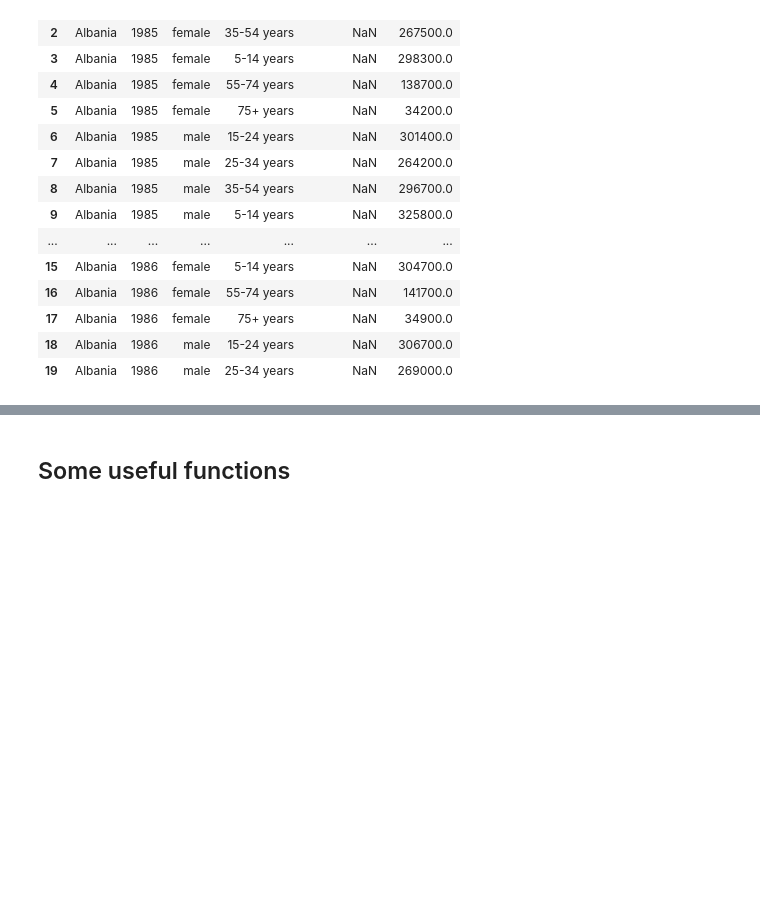
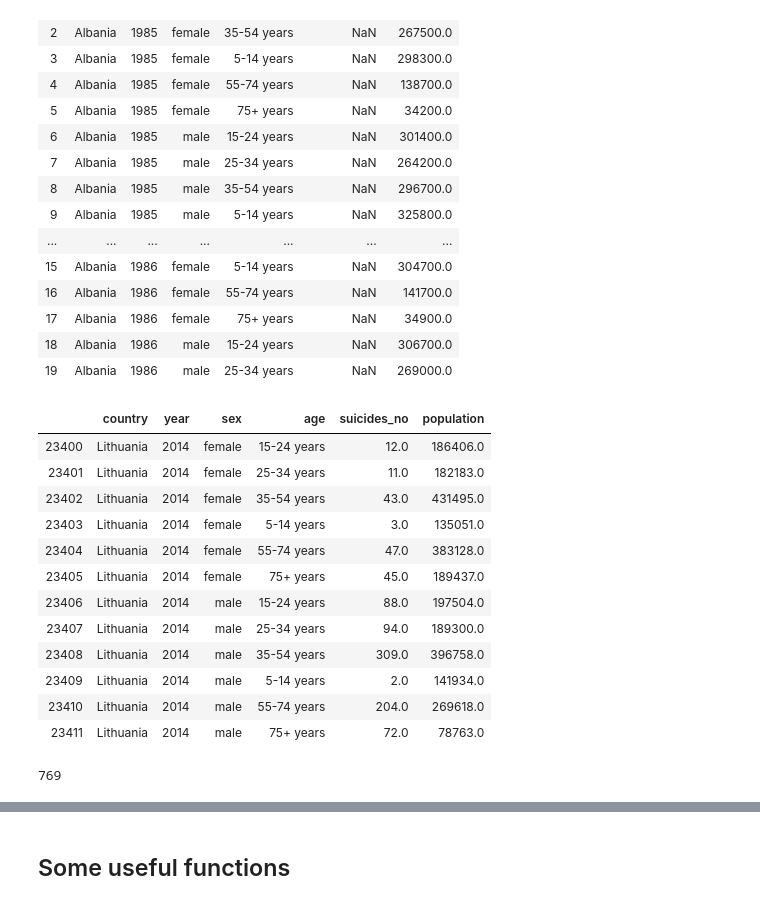
Before and after one commit to Hannemit/data_science_projects, a Jupyter notebook: notebooks/1_data_enrichment.ipynb, the cells around one changed output, grey strips where cells are left out. Cells and saved outputs as stored; diff of their text form; code cells hidden in the pictures; blank space fills up the shorter version.

```diff
--- a/notebooks/1_data_enrichment.ipynb
+++ b/notebooks/1_data_enrichment.ipynb
@@ -42,3 +42,23 @@ df.head(20)
 | 17 | Albania | 1986 | female | 75+ years | NaN | 34900.0 |
 | 18 | Albania | 1986 | male | 15-24 years | NaN | 306700.0 |
 | 19 | Albania | 1986 | male | 25-34 years | NaN | 269000.0 |
+# %%
+(df[(df["country"] == "Lithuania") & (df["year"] == 2014)])
+# %% [output]
+|  | country | year | sex | age | suicides_no | population |
+| 23400 | Lithuania | 2014 | female | 15-24 years | 12.0 | 186406.0 |
+| 23401 | Lithuania | 2014 | female | 25-34 years | 11.0 | 182183.0 |
+| 23402 | Lithuania | 2014 | female | 35-54 years | 43.0 | 431495.0 |
+| 23403 | Lithuania | 2014 | female | 5-14 years | 3.0 | 135051.0 |
+| 23404 | Lithuania | 2014 | female | 55-74 years | 47.0 | 383128.0 |
+| 23405 | Lithuania | 2014 | female | 75+ years | 45.0 | 189437.0 |
+| 23406 | Lithuania | 2014 | male | 15-24 years | 88.0 | 197504.0 |
+| 23407 | Lithuania | 2014 | male | 25-34 years | 94.0 | 189300.0 |
+| 23408 | Lithuania | 2014 | male | 35-54 years | 309.0 | 396758.0 |
+| 23409 | Lithuania | 2014 | male | 5-14 years | 2.0 | 141934.0 |
+| 23410 | Lithuania | 2014 | male | 55-74 years | 204.0 | 269618.0 |
+| 23411 | Lithuania | 2014 | male | 75+ years | 72.0 | 78763.0 |
+# %%
+88 + 94 + 309 + 2 + 204 + 72
+# %% [output]
+769
```
Also changed, not shown: parts of 2 cells of this notebook, 1 other file.
